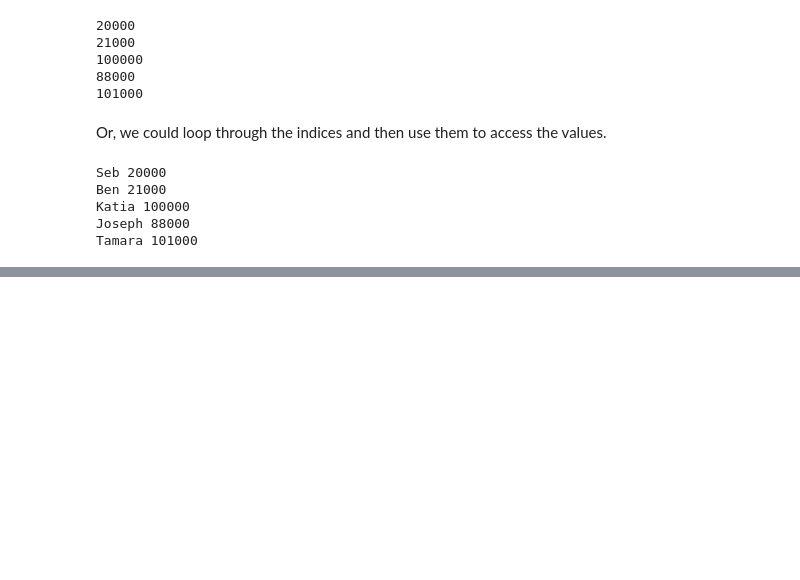
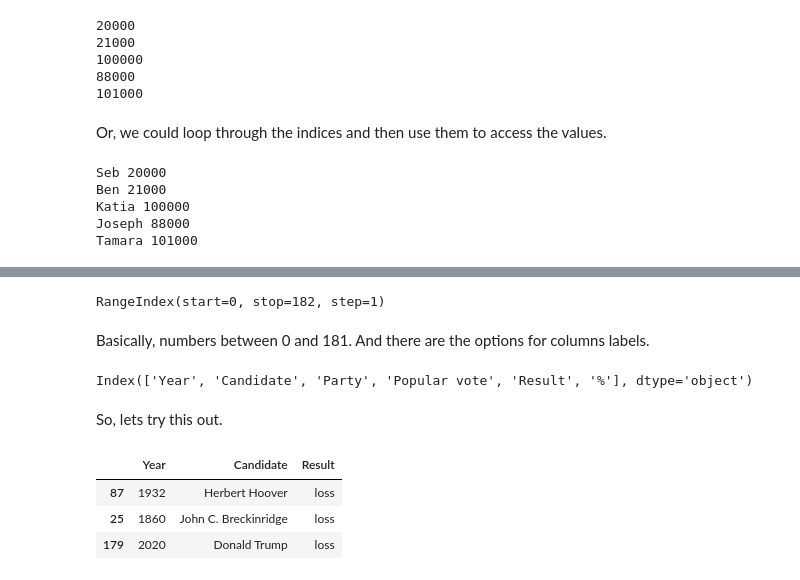
Before and after one commit to APS106/APS106-winter-2024-kinsella-goodfellow, a Jupyter notebook: lectures/week12/lecture1/notebooks/week12_lecture1_complete.ipynb, the cells around one changed output, grey strips where cells are left out. Saved outputs shown, nothing was run; the diff lists cells and outputs as text; code cells hidden in the pictures; blank space fills up the shorter version.

```diff
--- a/lectures/week12/lecture1/notebooks/week12_lecture1_complete.ipynb
+++ b/lectures/week12/lecture1/notebooks/week12_lecture1_complete.ipynb
@@ -737,0 +806,19 @@ A `Series` is a 1-D labelled array of data. We can think of it as a column of da
+# %%
+elections.index
+# %% [output]
+RangeIndex(start=0, stop=182, step=1)
+# %% [markdown]
+Basically, numbers between 0 and 181. And there are the options for columns labels.
+# %%
+elections.columns
+# %% [output]
+Index(['Year', 'Candidate', 'Party', 'Popular vote', 'Result', '%'], dtype='object')
+# %% [markdown]
+So, lets try this out.
+# %%
+elections.loc[[87, 25, 179], ["Year", "Candidate", "Result"]]
+# %% [output]
+|  | Year | Candidate | Result |
+| 87 | 1932 | Herbert Hoover | loss |
+| 25 | 1860 | John C. Breckinridge | loss |
+| 179 | 2020 | Donald Trump | loss |
```
Also changed, not shown: parts of 17 cells of this notebook.
